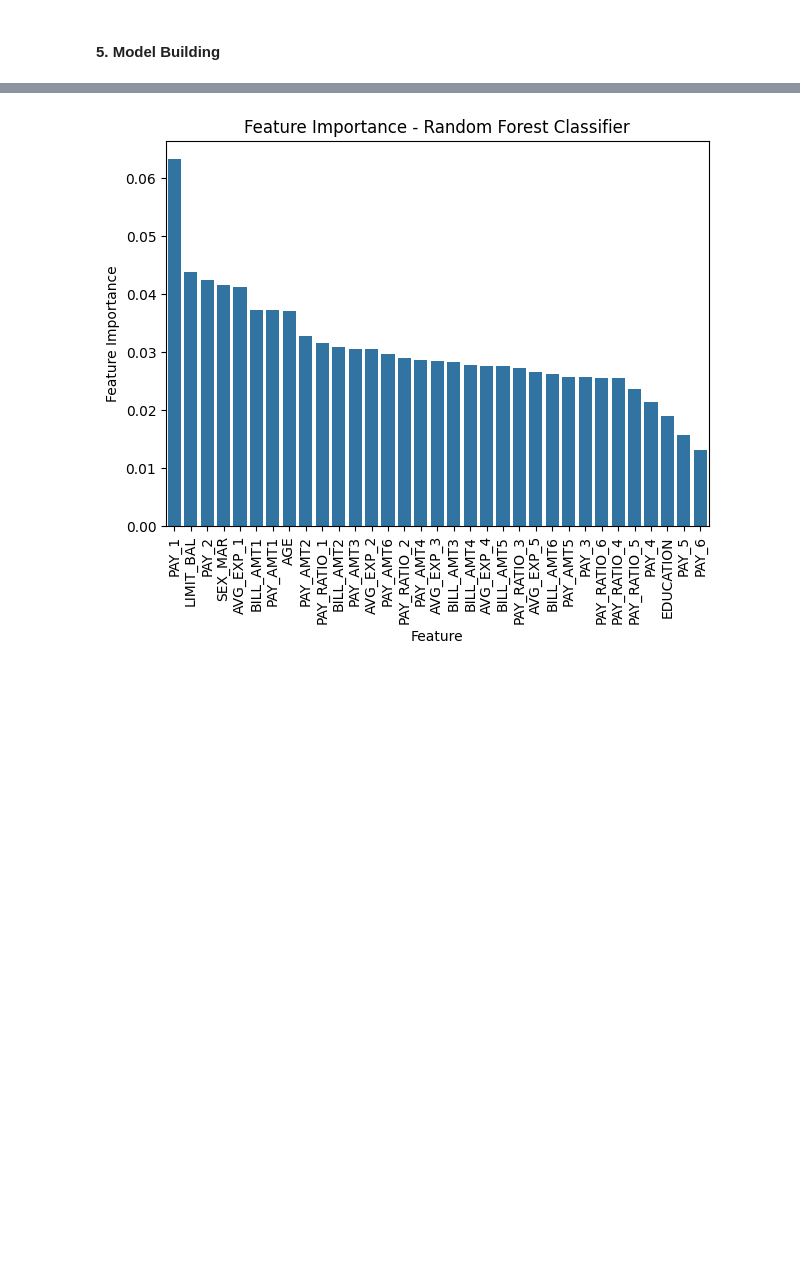
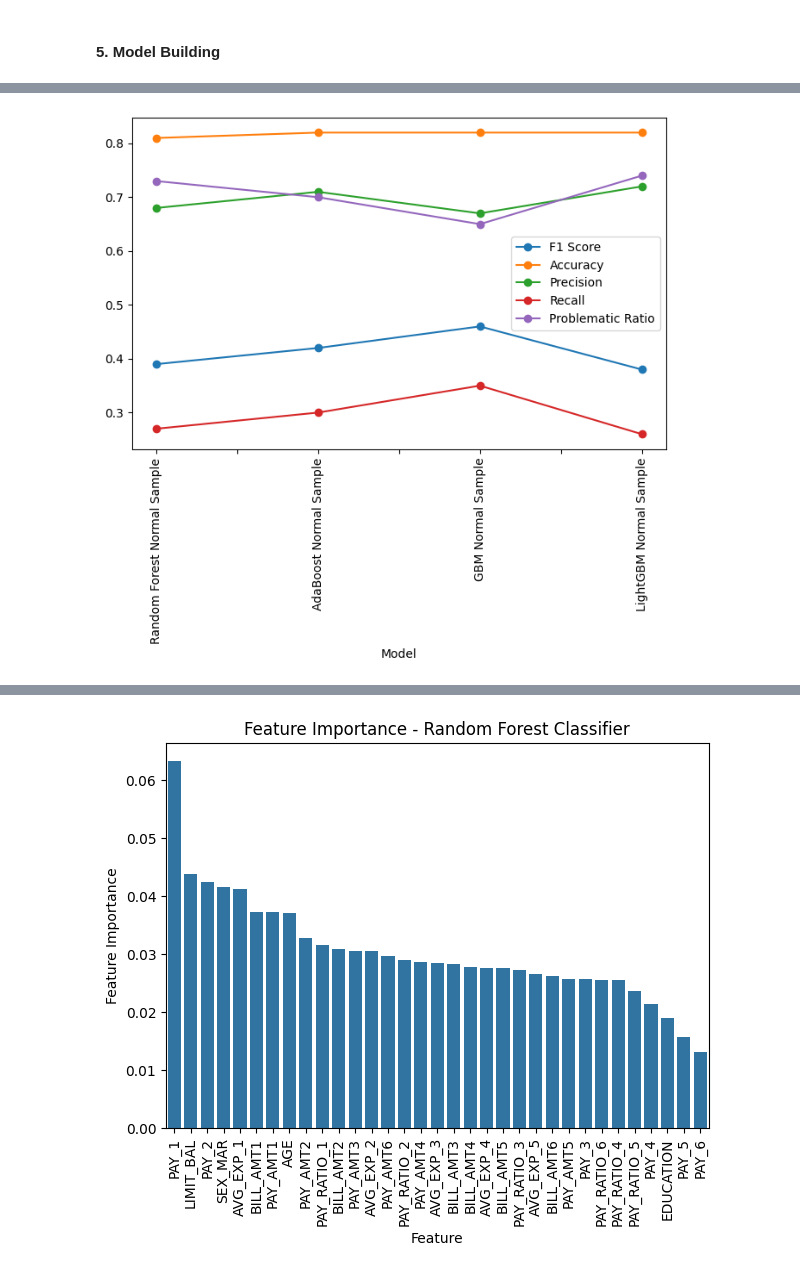
Before and after one commit to minjeoungneev/Default_Credit_Card, a Jupyter notebook: Models.ipynb, the cells around one changed output, grey strips where cells are left out. Drawn from its saved outputs; the diff is of its cells as text; code cells hidden in the pictures; blank space fills up the shorter version.

```diff
--- a/Models.ipynb
+++ b/Models.ipynb
@@ -417,0 +882,12 @@ rfc_pred = rfc.predict(X_test)
+# %%
+NS_df = summary_df[::4]
+
+NS_df
+
+NS_df.set_index('Model', inplace=True)
+# %%
+NS_df.plot(kind='line', marker='o', figsize=(8,5))
+plt.xticks(rotation = 90)
+plt.show()
+# %% [output]
+[figure, added]
```
Also changed, not shown: parts of 39 cells of this notebook.
